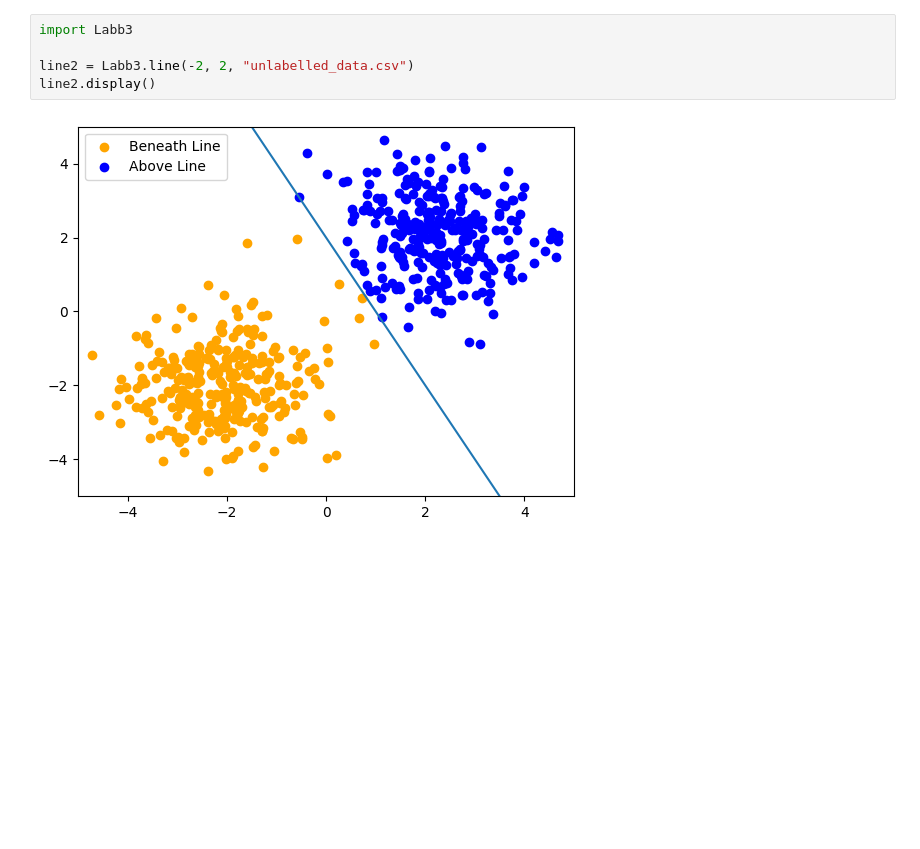
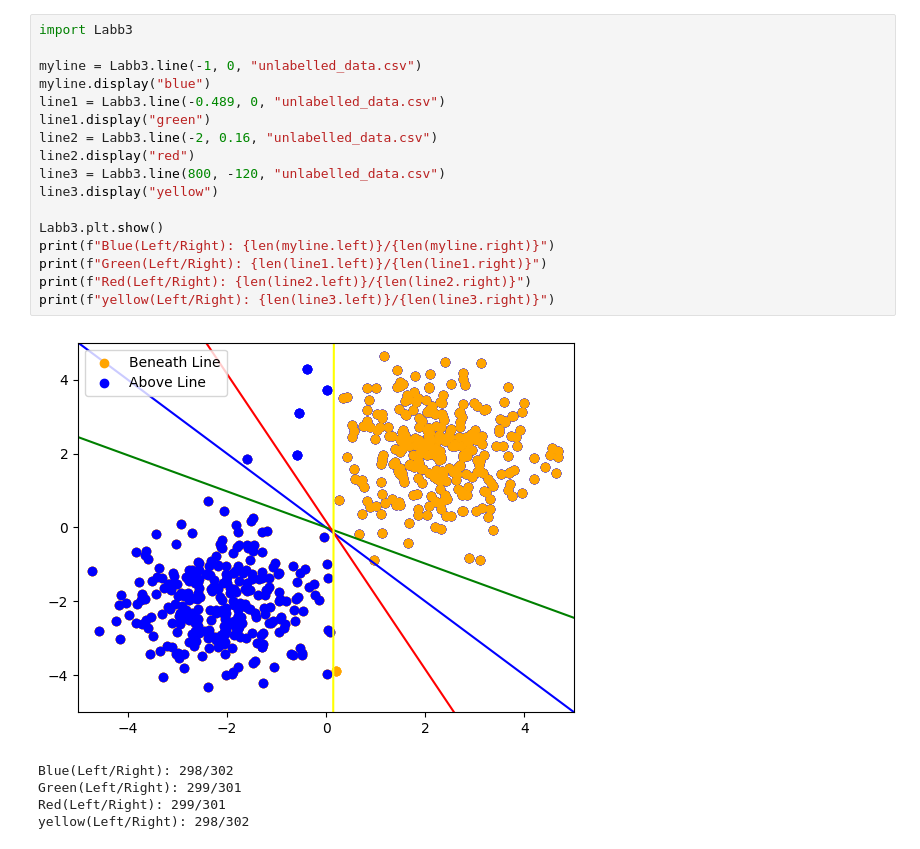
Before and after one commit to zoneme99/python-programmering-Jonatan-Cervall, a Jupyter notebook: Labs/Labb3/report.ipynb, the cells around one changed output. Saved outputs shown, nothing was run; the diff lists cells and outputs as text; blank space fills up the shorter version.

Commit message:
fixat left/right

```diff
--- a/Labs/Labb3/report.ipynb
+++ b/Labs/Labb3/report.ipynb
@@ -1,7 +1,23 @@
-# %%
-import Labb3
-
-line2 = Labb3.line(-2, 2, "unlabelled_data.csv")
-line2.display()
-# %% [output]
-[figure, removed]
+# %%
+import Labb3
+
+myline = Labb3.line(-1, 0, "unlabelled_data.csv")
+myline.display("blue")
+line1 = Labb3.line(-0.489, 0, "unlabelled_data.csv")
+line1.display("green")
+line2 = Labb3.line(-2, 0.16, "unlabelled_data.csv")
+line2.display("red")
+line3 = Labb3.line(800, -120, "unlabelled_data.csv")
+line3.display("yellow")
+
+Labb3.plt.show()
+print(f"Blue(Left/Right): {len(myline.left)}/{len(myline.right)}")
+print(f"Green(Left/Right): {len(line1.left)}/{len(line1.right)}")
+print(f"Red(Left/Right): {len(line2.left)}/{len(line2.right)}")
+print(f"yellow(Left/Right): {len(line3.left)}/{len(line3.right)}")
+# %% [output]
+[figure, added]
+Blue(Left/Right): 298/302
+Green(Left/Right): 299/301
+Red(Left/Right): 299/301
+yellow(Left/Right): 298/302
```
Also changed, not shown: 2 other files.
